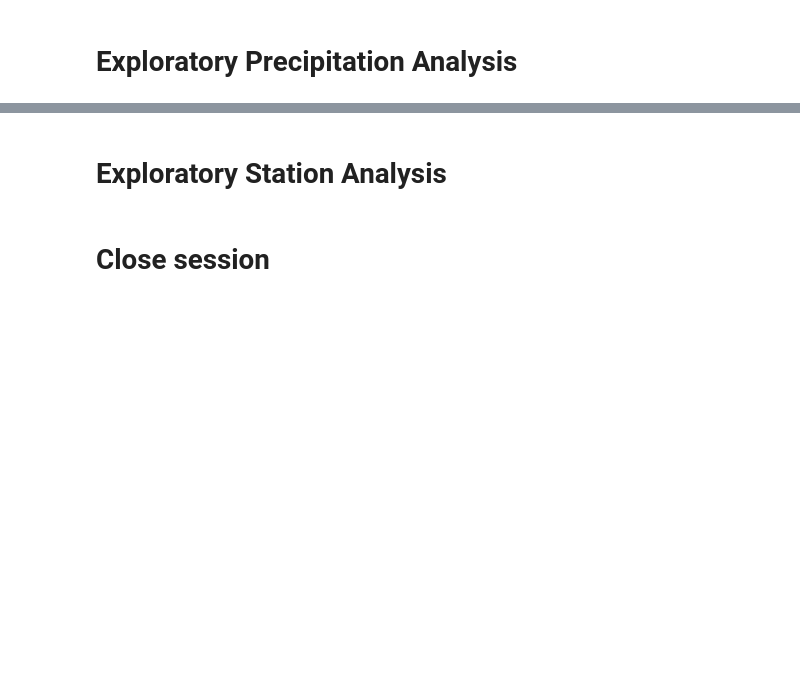
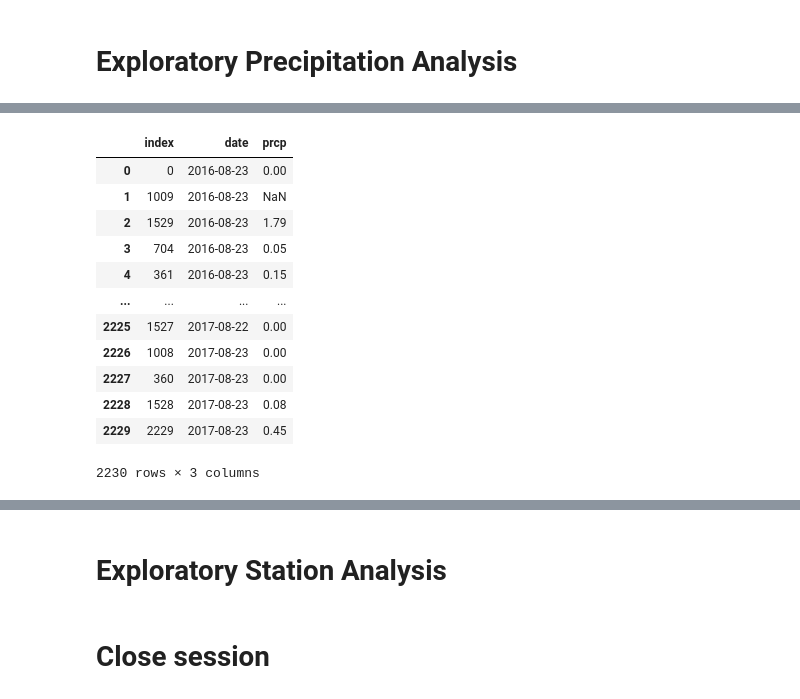
Before and after one commit to Jhernie/sql_alchemy, a Jupyter notebook: evangelista_climate_starter.ipynb, the cells around one changed output, grey strips where cells are left out. Cells and saved outputs as stored; diff of their text form; code cells hidden in the pictures; blank space fills up the shorter version.

```diff
--- a/evangelista_climate_starter.ipynb
+++ b/evangelista_climate_starter.ipynb
@@ -68,17 +144,27 @@ AttributeError: 'function' object has no attribute 'classes'
 # %%
-# Design a query to retrieve the last 12 months of precipitation data and plot the results.
-# Starting from the most recent data point in the database.
-
-# Calculate the date one year from the last date in data set.
-
-
 # Perform a query to retrieve the data and precipitation scores
 
+query = session.query(Measurement.date, Measurement.prcp).\
+    filter (Measurement.date <= converted_date.date()).\
+    filter (Measurement.date >= year_ago)
 
 # Save the query results as a Pandas DataFrame and set the index to the date column
+    # Sort the dataframe by date
 
+climate_df = pd.DataFrame(query).sort_values(by="date", ascending = True).reset_index()
 
-# Sort the dataframe by date
-
-
-# Use Pandas Plotting with Matplotlib to plot the data
+climate_df
+# %% [output]
+|  | index | date | prcp |
+| 0 | 0 | 2016-08-23 | 0.00 |
+| 1 | 1009 | 2016-08-23 | NaN |
+| 2 | 1529 | 2016-08-23 | 1.79 |
+| 3 | 704 | 2016-08-23 | 0.05 |
+| 4 | 361 | 2016-08-23 | 0.15 |
+| ... | ... | ... | ... |
+| 2225 | 1527 | 2017-08-22 | 0.00 |
+| 2226 | 1008 | 2017-08-23 | 0.00 |
+| 2227 | 360 | 2017-08-23 | 0.00 |
+| 2228 | 1528 | 2017-08-23 | 0.08 |
+| 2229 | 2229 | 2017-08-23 | 0.45 |
+2230 rows × 3 columns
```
Also changed, not shown: parts of 15 cells of this notebook.
